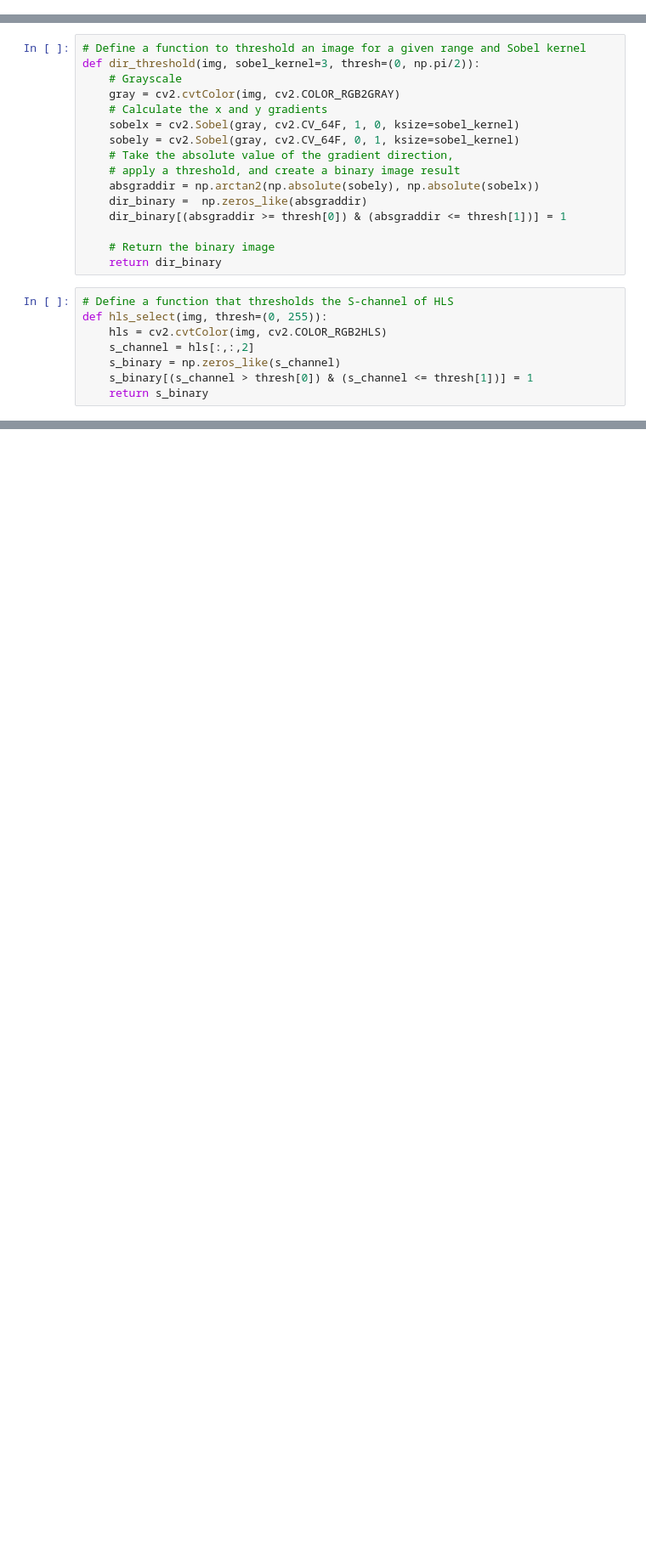
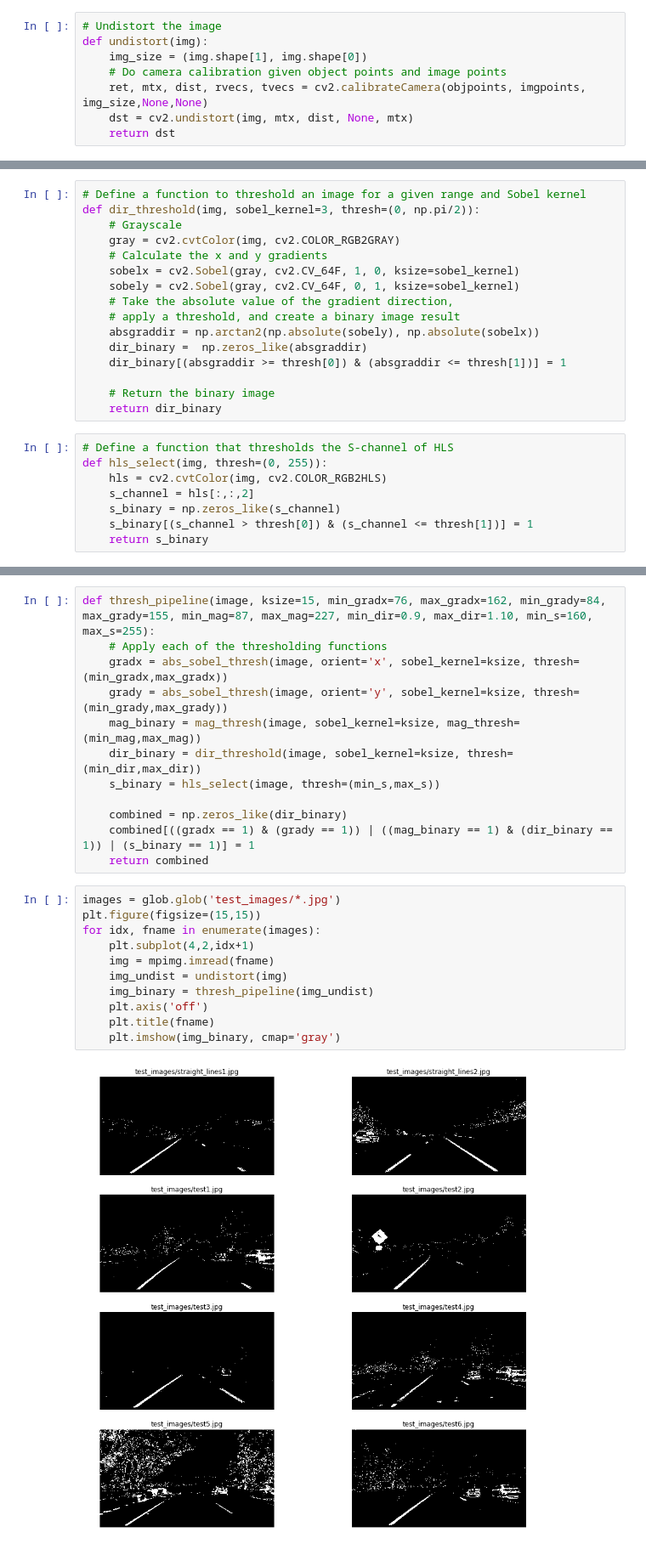
Before and after one commit to tx2016/Self-Driving_Car-Nanodegree-Projects, a Jupyter notebook: CarND-Advanced-Lane-Lines/Camera_Calibration & Interactive_Thresholding.ipynb, the cells around one changed output, grey strips where cells are left out. Shown at 85% size. Saved outputs shown, nothing was run; the diff lists cells and outputs as text; blank space fills up the shorter version.

```diff
--- a/CarND-Advanced-Lane-Lines/Camera_Calibration & Interactive_Thresholding.ipynb
+++ b/CarND-Advanced-Lane-Lines/Camera_Calibration & Interactive_Thresholding.ipynb
@@ -46,6 +48,14 @@ for idx, fname in enumerate(images):
 #         cv2.imshow('img', img)
 #         cv2.waitKey(500)
 # cv2.destroyAllWindows()
+# %%
+# Undistort the image
+def undistort(img):
+    img_size = (img.shape[1], img.shape[0])
+    # Do camera calibration given object points and image points
+    ret, mtx, dist, rvecs, tvecs = cv2.calibrateCamera(objpoints, imgpoints, img_size,None,None)
+    dst = cv2.undistort(img, mtx, dist, None, mtx)
+    return dst
 # %%
 # Test undistortion on an image
 img = mpimg.imread('camera_cal/calibration1.jpg')
@@ -182,0 +192,25 @@ def pipeline()
+# %%
+def thresh_pipeline(image, ksize=15, min_gradx=76, max_gradx=162, min_grady=84, max_grady=155, min_mag=87, max_mag=227, min_dir=0.9, max_dir=1.10, min_s=160, max_s=255):
+    # Apply each of the thresholding functions
+    gradx = abs_sobel_thresh(image, orient='x', sobel_kernel=ksize, thresh=(min_gradx,max_gradx))
+    grady = abs_sobel_thresh(image, orient='y', sobel_kernel=ksize, thresh=(min_grady,max_grady))
+    mag_binary = mag_thresh(image, sobel_kernel=ksize, mag_thresh=(min_mag,max_mag))
+    dir_binary = dir_threshold(image, sobel_kernel=ksize, thresh=(min_dir,max_dir))
+    s_binary = hls_select(image, thresh=(min_s,max_s))
+
+    combined = np.zeros_like(dir_binary)
+    combined[((gradx == 1) & (grady == 1)) | ((mag_binary == 1) & (dir_binary == 1)) | (s_binary == 1)] = 1
+    return combined
+# %%
+images = glob.glob('test_images/*.jpg')
+plt.figure(figsize=(15,15))
+for idx, fname in enumerate(images):
+    plt.subplot(4,2,idx+1)
+    img = mpimg.imread(fname)
+    img_undist = undistort(img)
+    img_binary = thresh_pipeline(img_undist)
+    plt.axis('off')
+    plt.title(fname)
+    plt.imshow(img_binary, cmap='gray')
+# %% [output]
+[figure, added]
```
Also changed, not shown: parts of 14 cells of this notebook.
